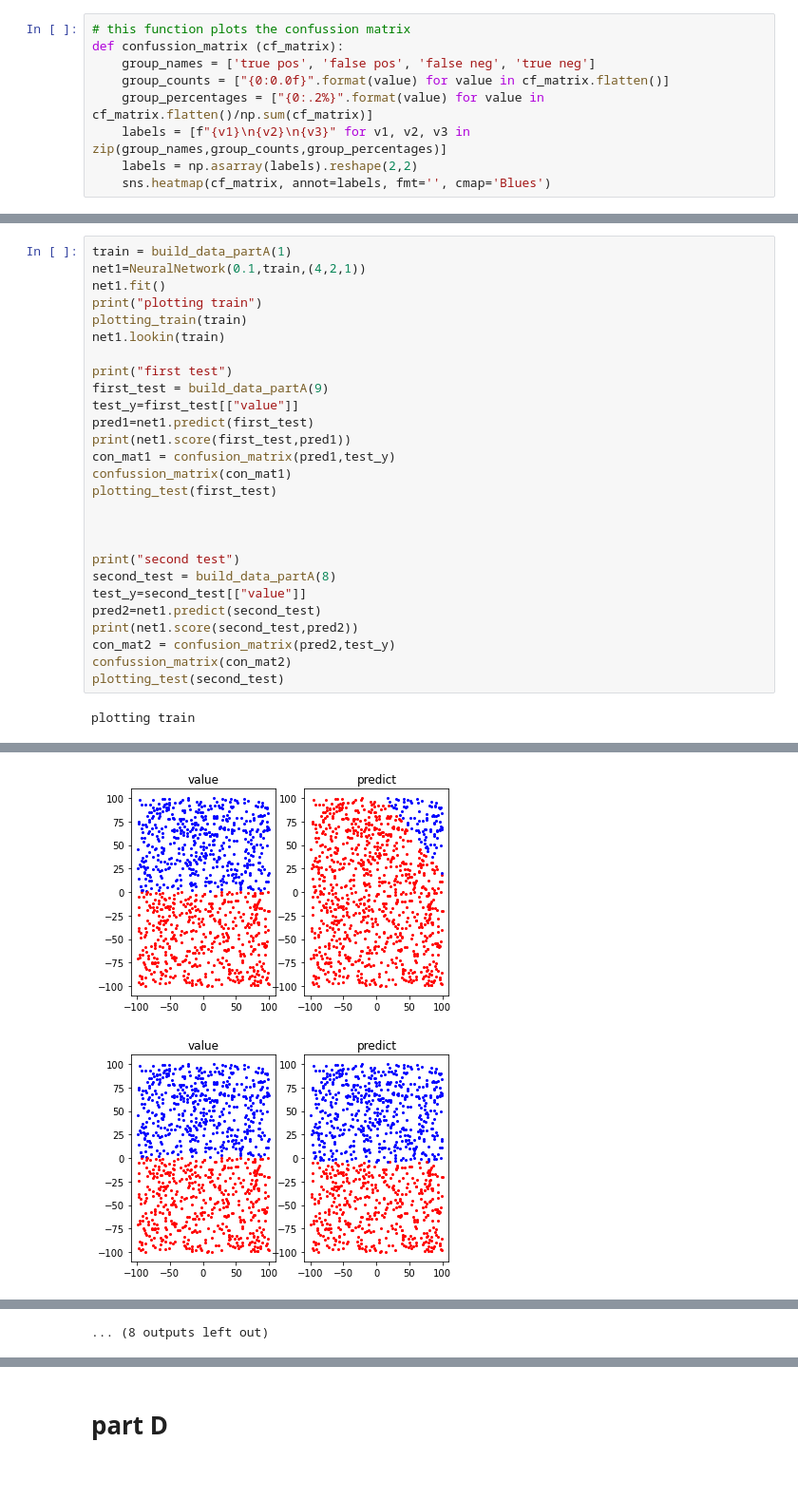
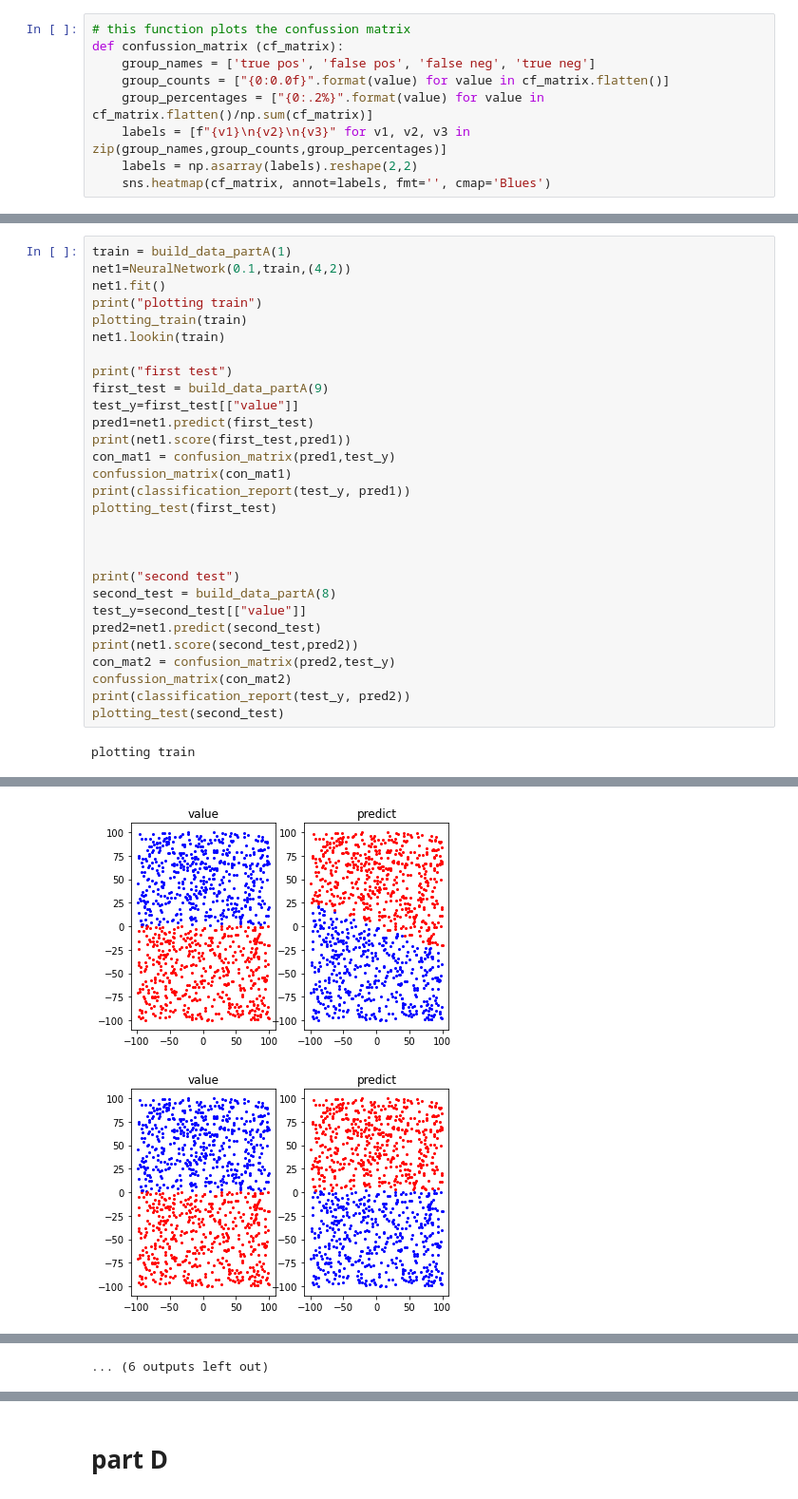
Before and after one commit to TaliaSeada/NeuroComputation_firstProject, a Jupyter notebook: C_D/C D.ipynb, the cells around one changed output, grey strips where cells are left out. Shown at 95% size. Saved outputs shown, nothing was run; the diff lists cells and outputs as text.

Commit message:
f report

```diff
--- a/C_D/C D.ipynb
+++ b/C_D/C D.ipynb
@@ -279,6 +235,6 @@ def confussion_matrix (cf_matrix):
 # %%
 train = build_data_partA(1)
-net1=NeuralNetwork(0.1,train,(4,2,1))
+net1=NeuralNetwork(0.1,train,(4,2))
 net1.fit()
 print("plotting train")
 plotting_train(train)
@@ -291,6 +247,7 @@ pred1=net1.predict(first_test)
 print(net1.score(first_test,pred1))
 con_mat1 = confusion_matrix(pred1,test_y)
 confussion_matrix(con_mat1)
+print(classification_report(test_y, pred1))
 plotting_test(first_test)
 
 
@@ -302,6 +259,7 @@ pred2=net1.predict(second_test)
 print(net1.score(second_test,pred2))
 con_mat2 = confusion_matrix(pred2,test_y)
 confussion_matrix(con_mat2)
+print(classification_report(test_y, pred2))
 plotting_test(second_test)
 # %% [output]
 plotting train
@@ -325,4 +283,4 @@ plotting train
 
 1
-[figure, old version]
+[figure, new version]
-[figure, old version]
+[figure, new version]
@@ -336,4 +294,4 @@ plotting train
-... (8 outputs left out)
+... (6 outputs left out)
 # %%
 net1.lookin(first_test)
 # %% [output]
```
Also changed, not shown: parts of 15 cells of this notebook.
